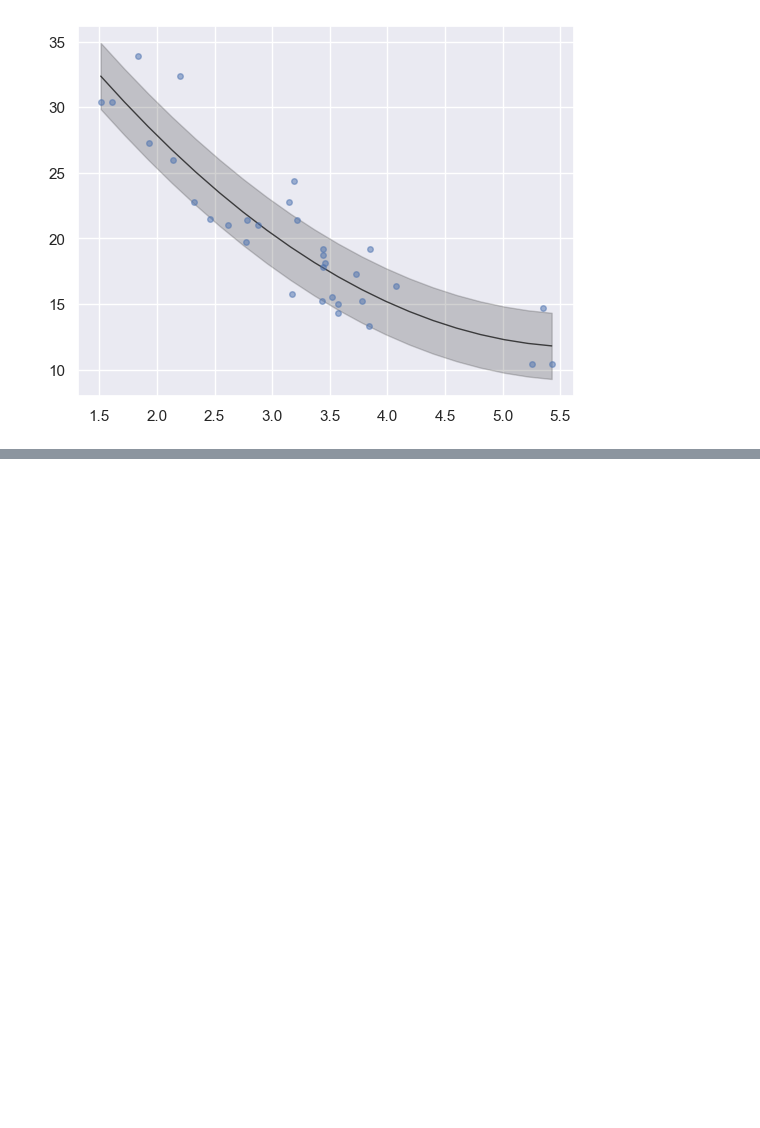
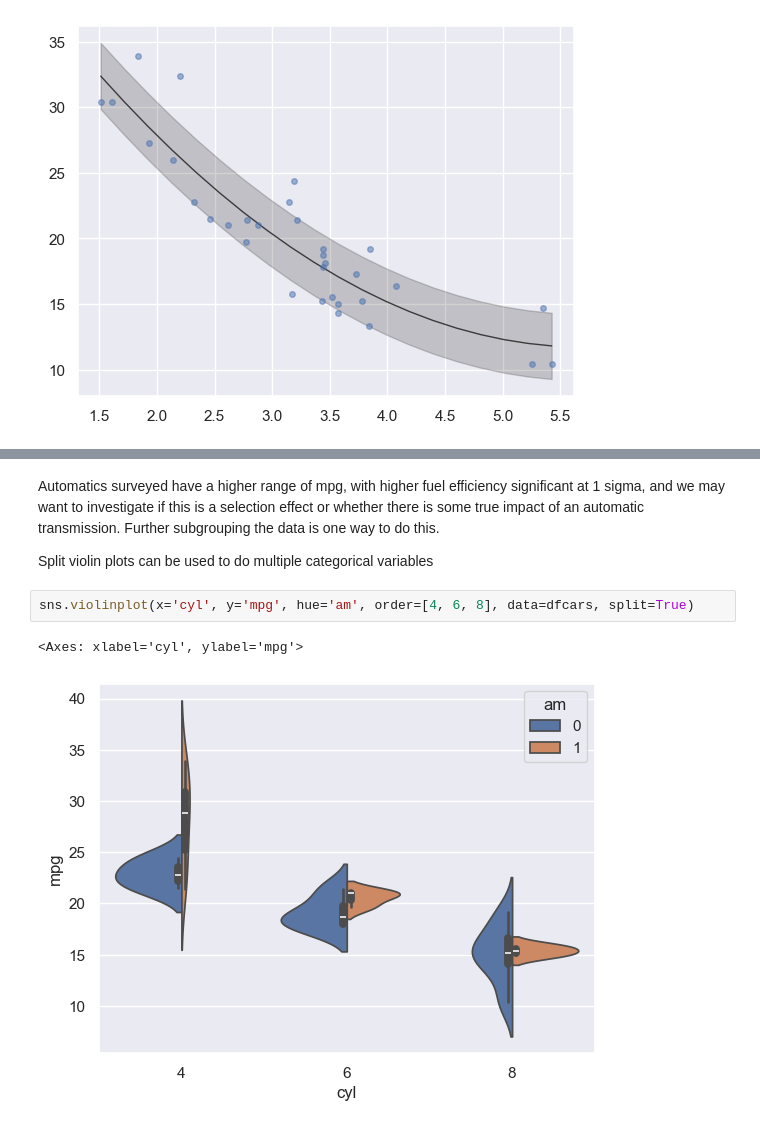
Before and after one commit to crdcamp/lin-reg-application, a Jupyter notebook: references/1_exploratory_data_analysis.ipynb, the cells around one changed output, grey strips where cells are left out. Saved outputs shown, nothing was run; the diff lists cells and outputs as text; blank space fills up the shorter version.

```diff
--- a/references/1_exploratory_data_analysis.ipynb
+++ b/references/1_exploratory_data_analysis.ipynb
@@ -284,0 +308,9 @@ plt.fill_between(xp, yp - sig, yp + sig, color='k', alpha=0.2);
+# %% [markdown]
+Automatics surveyed have a higher range of mpg, with higher fuel efficiency significant at 1 sigma, and we may want to investigate if this is a selection effect or whether there is some true impact of an automatic transmission. Further subgrouping the data is one way to do this.
+
+Split violin plots can be used to do multiple categorical variables
+# %%
+sns.violinplot(x='cyl', y='mpg', hue='am', order=[4, 6, 8], data=dfcars, split=True)
+# %% [output]
+<Axes: xlabel='cyl', ylabel='mpg'>
+[figure, added]
```
Also changed, not shown: parts of 4 cells of this notebook.
